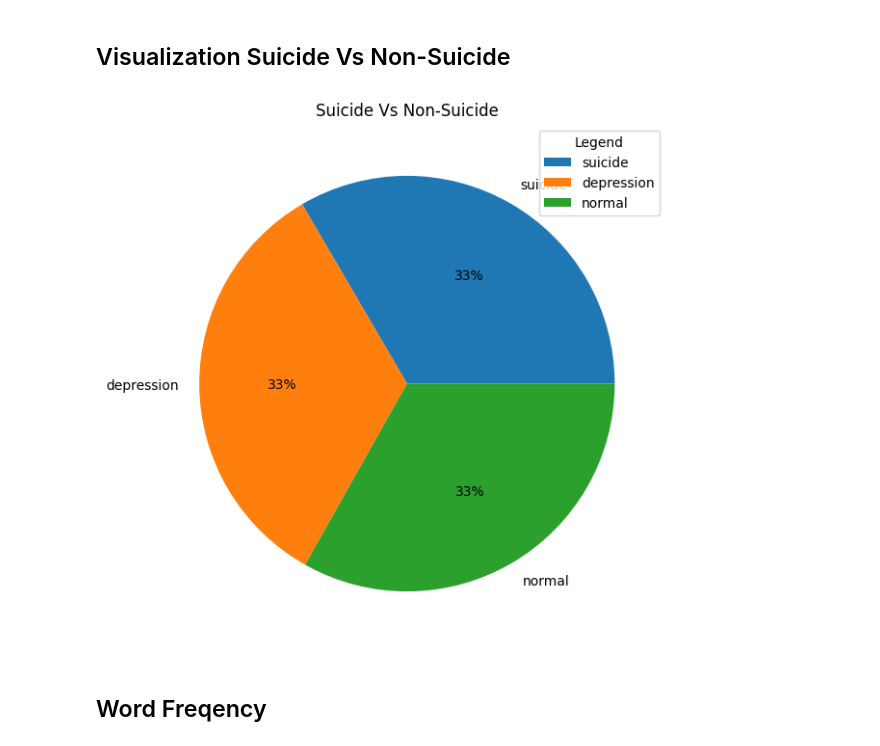
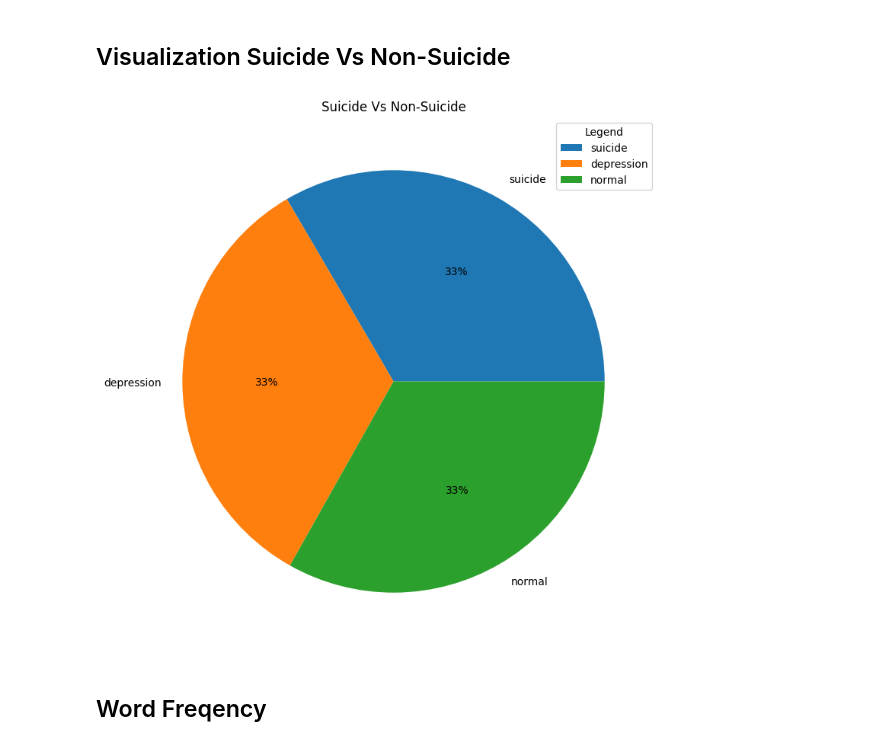
Before and after one commit to JiaYong02/Suicidal-Detection-NLP, a Jupyter notebook: preprocessingFinal.ipynb, the cells around one changed output. Drawn from its saved outputs; the diff is of its cells as text; code cells hidden in the pictures.

```diff
--- a/preprocessingFinal.ipynb
+++ b/preprocessingFinal.ipynb
@@ -9,7 +9,7 @@ Mounted at /content/drive
 import pandas as pd
 
 # load data
-df = pd.read_csv('/content/drive/MyDrive/Text Sentiment Lab/Dataset/cleaned_SuicideAndDepression_detection.csv')
+df = pd.read_csv('/content/drive/MyDrive/Text Sentiment Lab/Dataset/SuicideAndDepression_Detection.csv')
 # %%
 # show first 10 rows
 df.head(10)
@@ -421,13 +458,13 @@ df_filtered.reset_index(drop=True, inplace=True)
 ## Visualization Suicide Vs Non-Suicide
 # %%
 dfClass = df_filtered['class'].value_counts()
-plt.figure(figsize = ((20,7)))
+plt.figure(figsize = ((20,9)))
 plt.pie(dfClass,labels = dfClass.index,autopct='%.0f%%')
 plt.title('Suicide Vs Non-Suicide')
 plt.legend(dfClass.index, title='Legend', loc='upper right')
 plt.show()
 # %% [output]
-[figure, old version]
+[figure, new version]
 # %% [markdown]
 ## Word Freqency
 # %%
```
Also changed, not shown: parts of 32 cells of this notebook.
